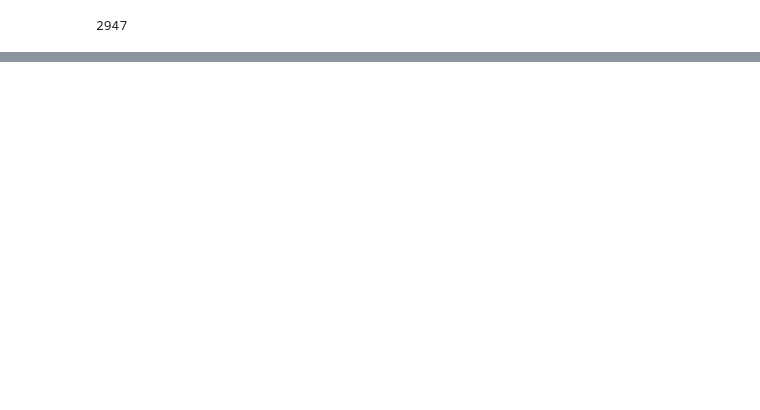
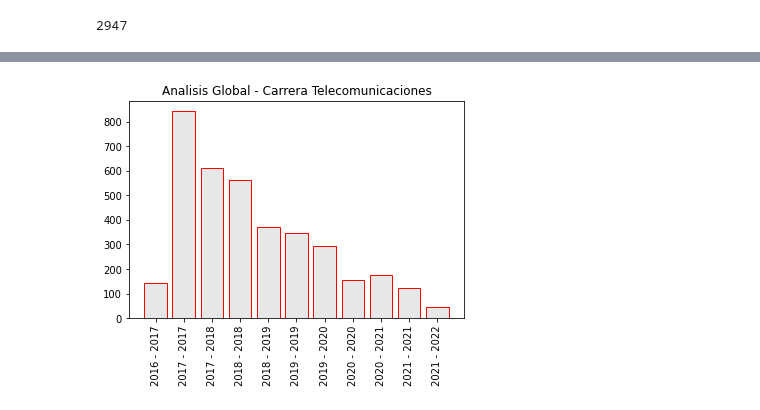
Before and after one commit to PelaezFrancisco/PracticasNegocios, a Jupyter notebook: TrabajosEnClases/Practica2/Practica2.ipynb, the cells around one changed output, grey strips where cells are left out. Cells and saved outputs as stored; diff of their text form; code cells hidden in the pictures; blank space fills up the shorter version.

```diff
--- a/TrabajosEnClases/Practica2/Practica2.ipynb
+++ b/TrabajosEnClases/Practica2/Practica2.ipynb
@@ -53 +98,18 @@ Al nivel minimo de granuladidad (sede-carrera-cohorte)?
+# %%
+#Realizamos un analisis global de la carrera Telecomunicaciones
+#Creamos un lista para guardar agregar el numero de alumnos por cohorte
+cohovalues = []
+#recorremos la lista de los cohortes
+for coho in cohortes:
+    #
+    dx = df.loc[(df['COHORTE'] == coho) & (df['CARRERA'] == 'TELECOMUNICACIONES')]
+    carrer= df['CARRERA']
+    cohovalues.append(dx['NRO ALUMNOS'].sum())
+
+plt.figure()
+plt.xticks(rotation = 90)
+plt.title("Analisis Global - Carrera Telecomunicaciones")
+barras = plt.bar(cohortes, cohovalues, color=(0.1, 0.1, 0.1, 0.1),edgecolor='red')
+# %% [output]
+[figure, added]
 # %%
```
Also changed, not shown: parts of 20 cells of this notebook, 1 other file.
